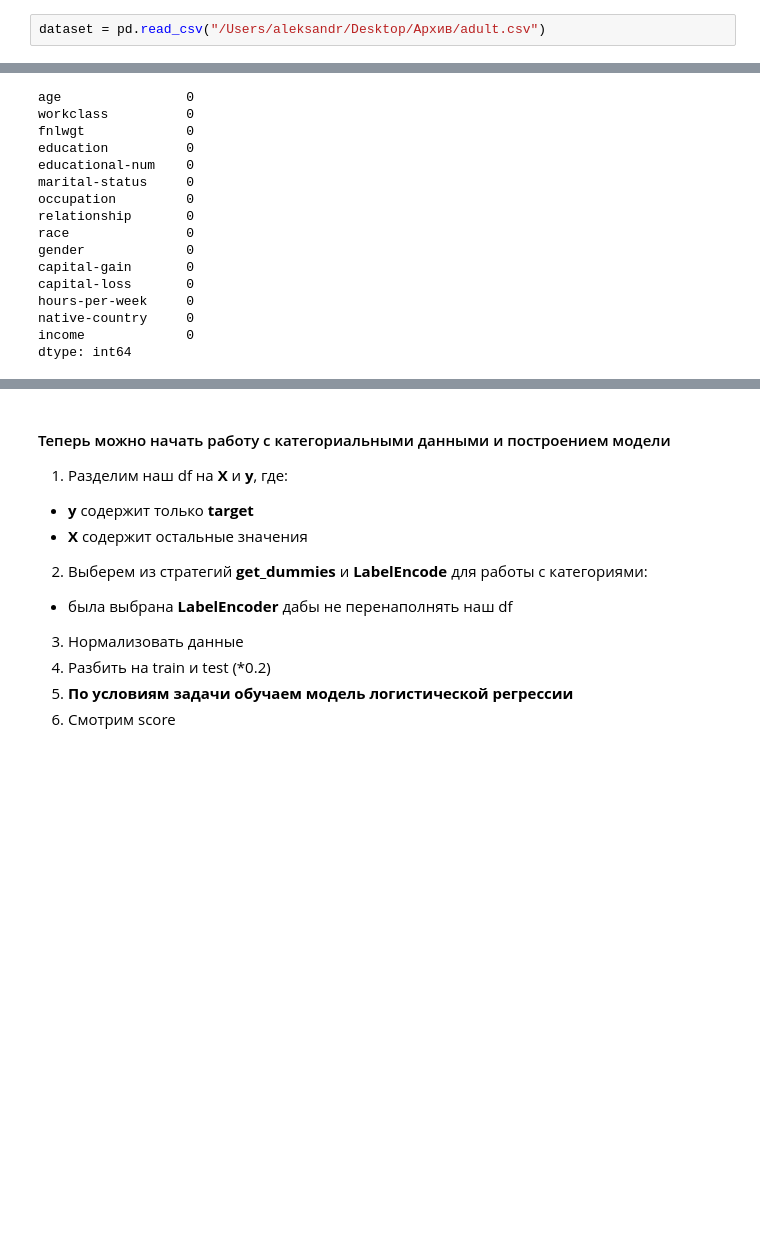
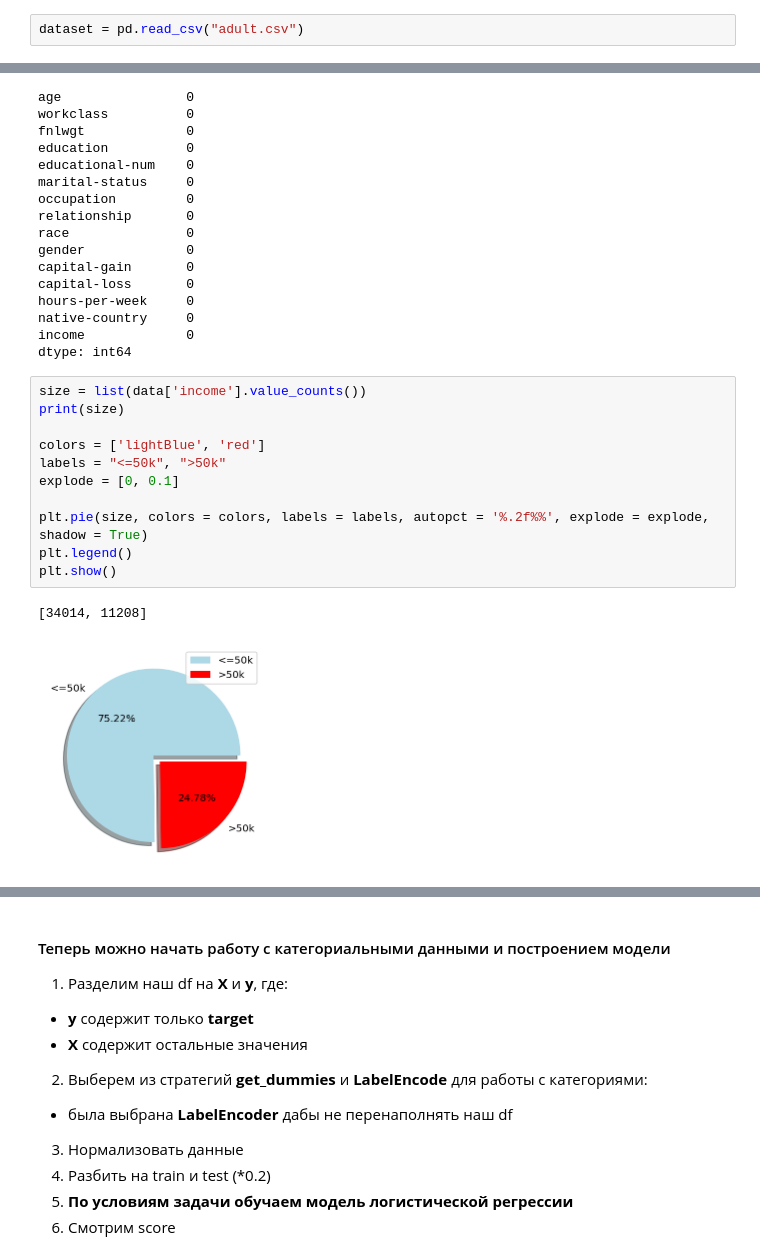
Before and after one commit to sibalex/data_analysis, a Jupyter notebook: Homework notebooks/(HW notebooks) netology Machine learning/2. aml_hw1.ipynb, the cells around one changed output, grey strips where cells are left out. Drawn from its saved outputs; the diff is of its cells as text; blank space fills up the shorter version.

```diff
--- a/Homework notebooks/(HW notebooks) netology Machine learning/2. aml_hw1.ipynb
+++ b/Homework notebooks/(HW notebooks) netology Machine learning/2. aml_hw1.ipynb
@@ -24,7 +24,7 @@ warnings.simplefilter('ignore')
 # %% [markdown]
 #### Подключим файл с данными для анализа и посмотрим на содержимое
 # %%
-dataset = pd.read_csv("/Users/aleksandr/Desktop/Архив/adult.csv")
+dataset = pd.read_csv("adult.csv")
 # %%
 dataset.head()
 # %% [output]
@@ -140,3 +140,17 @@ hours-per-week     0
 native-country     0
 income             0
 dtype: int64
+# %%
+size = list(data['income'].value_counts())
+print(size)
+
+colors = ['lightBlue', 'red']
+labels = "<=50k", ">50k"
+explode = [0, 0.1]
+
+plt.pie(size, colors = colors, labels = labels, autopct = '%.2f%%', explode = explode, shadow = True)
+plt.legend()
+plt.show()
+# %% [output]
+[34014, 11208]
+[figure, added]
```
Also changed, not shown: parts of 2 cells of this notebook.
